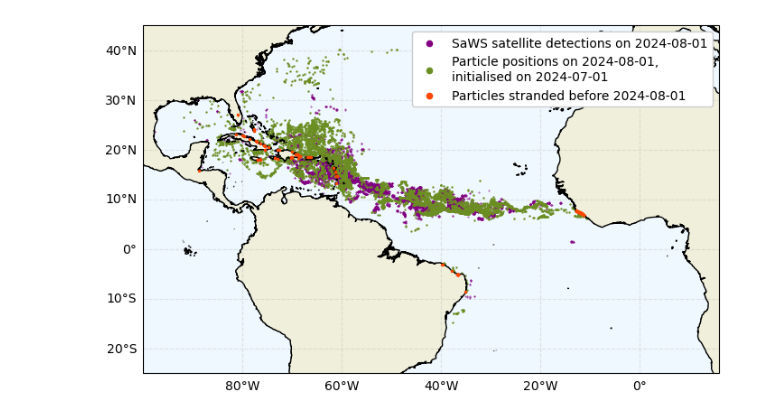
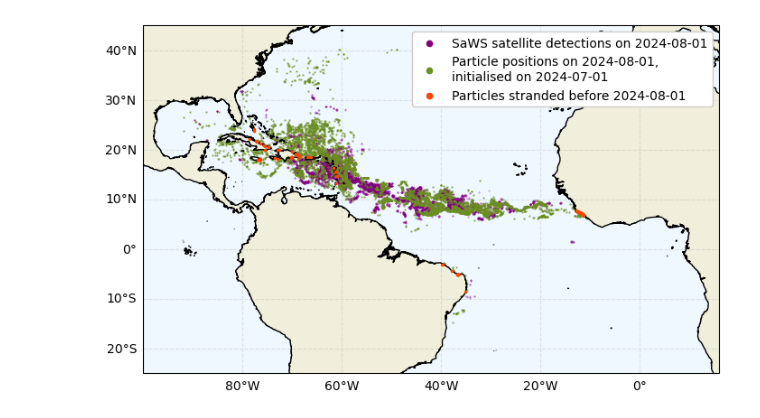
Before and after one commit to Parcels-code/Sargassum_growth_model, a Jupyter notebook: Manuscript_Figures/Figure2.ipynb, the cells around one changed output. Drawn from its saved outputs; the diff is of its cells as text; code cells hidden in the pictures.

```diff
--- a/Manuscript_Figures/Figure2.ipynb
+++ b/Manuscript_Figures/Figure2.ipynb
@@ -16,7 +16,7 @@ from src.saws_functions import sarg_grid_from_sat  # noqa: E402
 [interactive output not drawn]
 [interactive output not drawn]
 # %%
-coords = sarg_grid_from_sat(datetime(2024, 8, 1), stride=8)
+coords = release_points_from_SaWS_images(datetime(2024, 8, 1), stride=8)
 # %%
 df = parcels.read_particlefile("Simulations/Simulation_Satellite_kN_0.001.parquet")
 # %%
@@ -34,6 +34,7 @@ satplot = ax.scatter(
     coords[:, 0],
     coords[:, 1],
     s=0.1,
+    alpha=0.6,
     c='purple',
     label='SaWS satellite detections on 2024-08-01',
     zorder=6,
@@ -43,35 +44,36 @@ endplot = ax.scatter(
     last_locations["lon"],
     last_locations["lat"],
     s=0.5,
+    alpha=0.6,
     color='olivedrab',
     label=f'Particle positions on {last_time.strftime("%Y-%m-%d")},\ninitialised on {first_time.strftime("%Y-%m-%d")}',
     zorder=7,
 )
 
 stranded_plot = ax.scatter(
     stranded["lon"],
     stranded["lat"],
     s=2,
     color='orangered',
     label=f'Particles stranded before {last_time.strftime("%Y-%m-%d")}',
     zorder=10,
     )
 
 ax.add_feature(cartopy.feature.COASTLINE.with_scale('10m'), zorder=8)
 ax.add_feature(cartopy.feature.LAND.with_scale('10m'))
 ax.set_extent([-100, 16, -25, 45], crs=ccrs.PlateCarree())
 
 leg = ax.legend(framealpha=1)
 leg.set_zorder(11)
 for handle in leg.legend_handles:
     handle.set_sizes([20])
     handle.set_alpha(1.0)
 
 fig.savefig('Figures/Figure2.png', bbox_inches='tight', dpi=300)
 
 plt.show()
 # %% [output]
-[figure, old version]
+[figure, new version]
 # %%
 print(f"Percentage of particles that stranded: {stranded.shape[0] / last_locations.shape[0] * 100:.2f}%")
 # %% [output]
```
Also changed, not shown: parts of 2 cells of this notebook, 3 other files.
